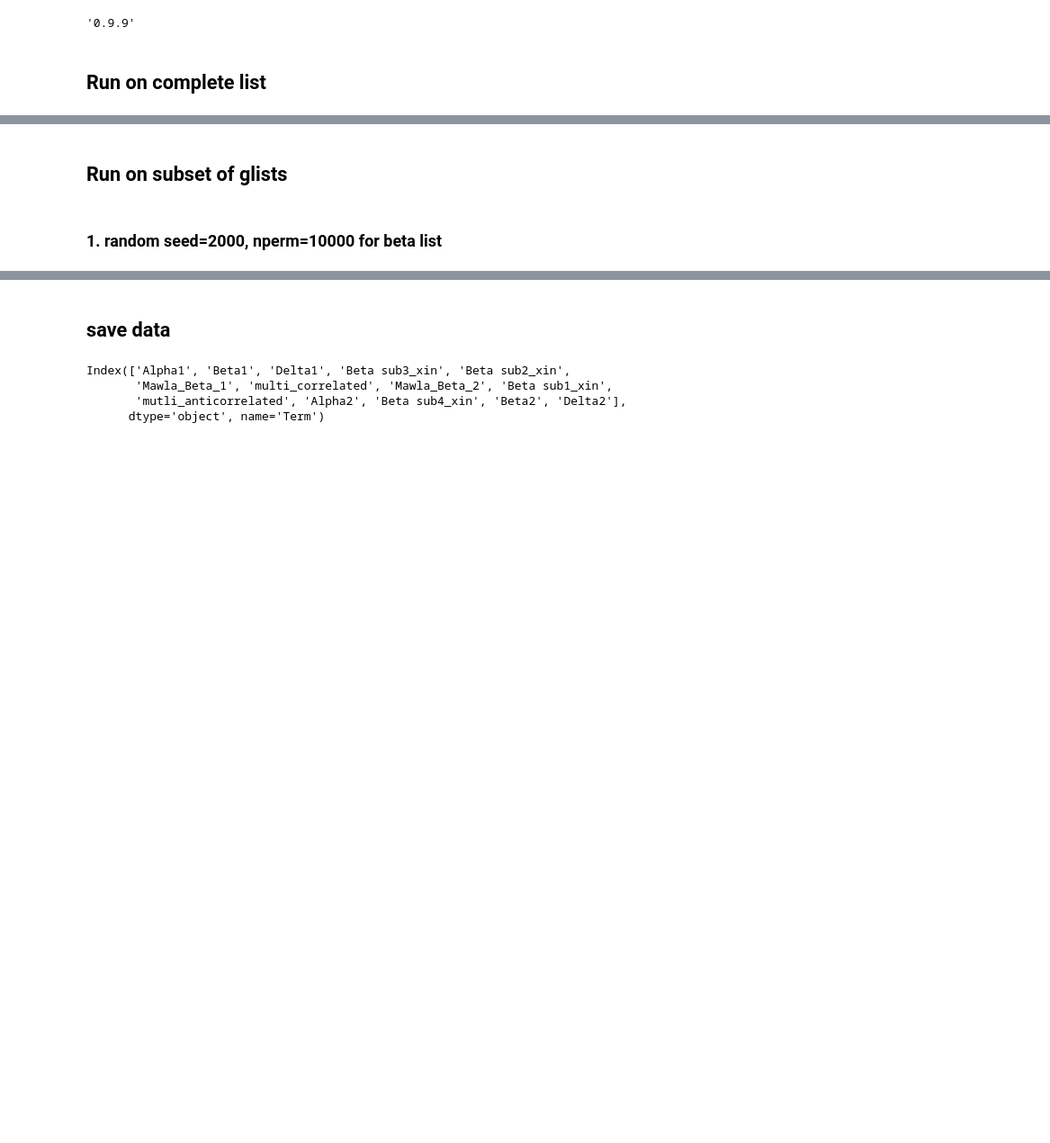
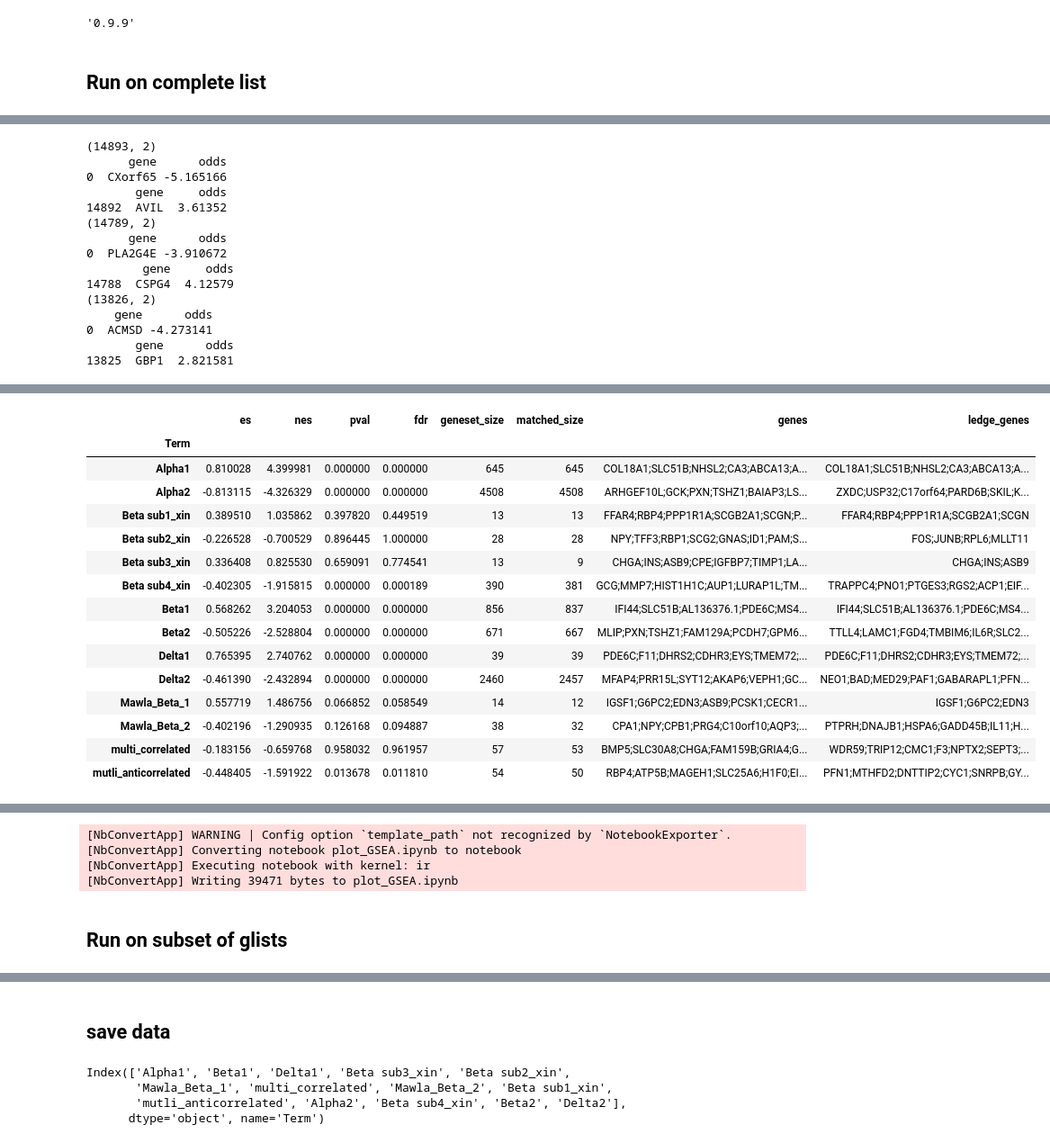
Before and after one commit to biomystery/islet_figs_motifs, a Jupyter notebook: promoter/05.GSEA_python_on_all.ipynb, the cells around one changed output, grey strips where cells are left out. Shown at 90% size. Saved outputs shown, nothing was run; the diff lists cells and outputs as text; code cells hidden in the pictures; blank space fills up the shorter version.

```diff
--- a/promoter/05.GSEA_python_on_all.ipynb
+++ b/promoter/05.GSEA_python_on_all.ipynb
@@ -189,0 +191,29 @@ gs_res_d.res2d.sort_index()
+# %%
+gs_res_a=run_GSEA_gene(celltype='alpha',nperm=1000,glist='../dat/glists/gsea_final_all.gmt',
+                      rnkfile="../figures/Fig2/subfigs/fig_2.prom.sub_vs_sub.fisher.uniq_gene.csv")
+gs_res_b=run_GSEA_gene(celltype='beta',nperm=1000,glist='../dat/glists/gsea_final_all.gmt',
+                      rnkfile="../figures/Fig2/subfigs/fig_2.prom.sub_vs_sub.fisher.uniq_gene.csv")
+gs_res_d=run_GSEA_gene(celltype='delta',nperm=1000,glist='../dat/glists/gsea_final_all.gmt',
+                      rnkfile="../figures/Fig2/subfigs/fig_2.prom.sub_vs_sub.fisher.uniq_gene.csv")
+display(gs_res_a.res2d.sort_index())
+display(gs_res_b.res2d.sort_index())
+display(gs_res_d.res2d.sort_index())
+gs_res_b.res2d[['es','nes','pval','fdr']].to_csv('../figures/Fig2/subfigs/GSEA_beta_res_final.csv')
+gs_res_a.res2d[['es','nes','pval','fdr']].to_csv('../figures/Fig2/subfigs/GSEA_alpha_res_final.csv')
+gs_res_d.res2d[['es','nes','pval','fdr']].to_csv('../figures/Fig2/subfigs/GSEA_delta_res_final.csv')
+# %% [output]
+(14893, 2)
+      gene      odds
+0  CXorf65 -5.165166
+       gene     odds
+14892  AVIL  3.61352
+(14789, 2)
+      gene      odds
+0  PLA2G4E -3.910672
+        gene     odds
+14788  CSPG4  4.12579
+(13826, 2)
+    gene      odds
+0  ACMSD -4.273141
+       gene      odds
+13825  GBP1  2.821581
@@ -189,0 +221,16 @@ gs_res_d.res2d.sort_index()
+|  | es | nes | pval | fdr | geneset_size | matched_size | genes | ledge_genes |
+| Term |  |  |  |  |  |  |  |  |
+| Alpha1 | 0.810028 | 4.399981 | 0.000000 | 0.000000 | 645 | 645 | COL18A1;SLC51B;NHSL2;CA3;ABCA13;A... | COL18A1;SLC51B;NHSL2;CA3;ABCA13;A... |
+| Alpha2 | -0.813115 | -4.326329 | 0.000000 | 0.000000 | 4508 | 4508 | ARHGEF10L;GCK;PXN;TSHZ1;BAIAP3;LS... | ZXDC;USP32;C17orf64;PARD6B;SKIL;K... |
+| Beta sub1_xin | 0.389510 | 1.035862 | 0.397820 | 0.449519 | 13 | 13 | FFAR4;RBP4;PPP1R1A;SCGB2A1;SCGN;P... | FFAR4;RBP4;PPP1R1A;SCGB2A1;SCGN |
+| Beta sub2_xin | -0.226528 | -0.700529 | 0.896445 | 1.000000 | 28 | 28 | NPY;TFF3;RBP1;SCG2;GNAS;ID1;PAM;S... | FOS;JUNB;RPL6;MLLT11 |
+| Beta sub3_xin | 0.336408 | 0.825530 | 0.659091 | 0.774541 | 13 | 9 | CHGA;INS;ASB9;CPE;IGFBP7;TIMP1;LA... | CHGA;INS;ASB9 |
+| Beta sub4_xin | -0.402305 | -1.915815 | 0.000000 | 0.000189 | 390 | 381 | GCG;MMP7;HIST1H1C;AUP1;LURAP1L;TM... | TRAPPC4;PNO1;PTGES3;RGS2;ACP1;EIF... |
+| Beta1 | 0.568262 | 3.204053 | 0.000000 | 0.000000 | 856 | 837 | IFI44;SLC51B;AL136376.1;PDE6C;MS4... | IFI44;SLC51B;AL136376.1;PDE6C;MS4... |
+| Beta2 | -0.505226 | -2.528804 | 0.000000 | 0.000000 | 671 | 667 | MLIP;PXN;TSHZ1;FAM129A;PCDH7;GPM6... | TTLL4;LAMC1;FGD4;TMBIM6;IL6R;SLC2... |
+| Delta1 | 0.765395 | 2.740762 | 0.000000 | 0.000000 | 39 | 39 | PDE6C;F11;DHRS2;CDHR3;EYS;TMEM72;... | PDE6C;F11;DHRS2;CDHR3;EYS;TMEM72;... |
+| Delta2 | -0.461390 | -2.432894 | 0.000000 | 0.000000 | 2460 | 2457 | MFAP4;PRR15L;SYT12;AKAP6;VEPH1;GC... | NEO1;BAD;MED29;PAF1;GABARAPL1;PFN... |
+| Mawla_Beta_1 | 0.557719 | 1.486756 | 0.066852 | 0.058549 | 14 | 12 | IGSF1;G6PC2;EDN3;ASB9;PCSK1;CECR1... | IGSF1;G6PC2;EDN3 |
+| Mawla_Beta_2 | -0.402196 | -1.290935 | 0.126168 | 0.094887 | 38 | 32 | CPA1;NPY;CPB1;PRG4;C10orf10;AQP3;... | PTPRH;DNAJB1;HSPA6;GADD45B;IL11;H... |
+| multi_correlated | -0.183156 | -0.659768 | 0.958032 | 0.961957 | 57 | 53 | BMP5;SLC30A8;CHGA;FAM159B;GRIA4;G... | WDR59;TRIP12;CMC1;F3;NPTX2;SEPT3;... |
+| mutli_anticorrelated | -0.448405 | -1.591922 | 0.013678 | 0.011810 | 54 | 50 | RBP4;ATP5B;MAGEH1;SLC25A6;H1F0;EI... | PFN1;MTHFD2;DNTTIP2;CYC1;SNRPB;GY... |
@@ -190,4 +253,10 @@ gs_res_d.res2d.sort_index()
+# %%
+%%bash
+jupyter nbconvert --execute  --to notebook --inplace plot_GSEA.ipynb
+# %% [output]
+[NbConvertApp] WARNING | Config option `template_path` not recognized by `NotebookExporter`.
+[NbConvertApp] Converting notebook plot_GSEA.ipynb to notebook
+[NbConvertApp] Executing notebook with kernel: ir
+[NbConvertApp] Writing 39471 bytes to plot_GSEA.ipynb
 # %% [markdown]
 ## Run on subset of glists
-# %% [markdown]
-### 1. random seed=2000, nperm=10000 for beta list
```
Also changed, not shown: parts of 11 cells of this notebook, 12 other files.
